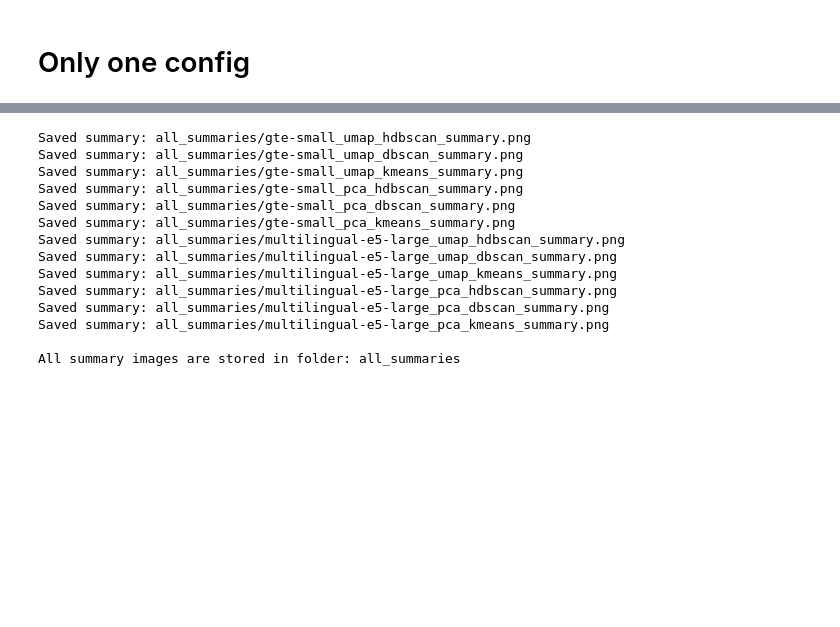
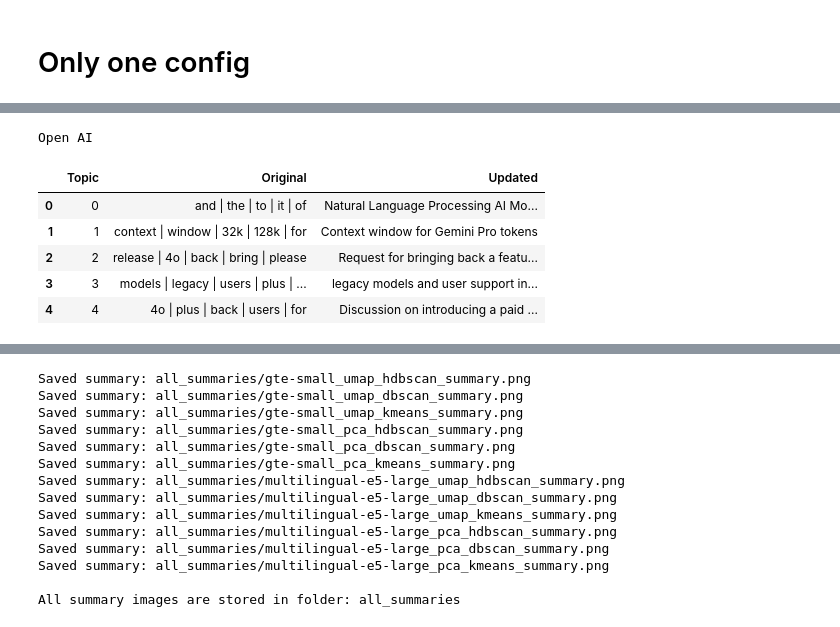
Before and after one commit to amankiitg/LLM_Prod, a Jupyter notebook: Reditt_Text_Clustering_and_Topic_Modeling.ipynb, the cells around one changed output, grey strips where cells are left out. Saved outputs shown, nothing was run; the diff lists cells and outputs as text; code cells hidden in the pictures; blank space fills up the shorter version.

```diff
--- a/Reditt_Text_Clustering_and_Topic_Modeling.ipynb
+++ b/Reditt_Text_Clustering_and_Topic_Modeling.ipynb
@@ -788,0 +843,28 @@ for emb_name, emb_model_name in embedding_models.items():
+# %%
+prompt = """
+I have a topic that contains the following comments from reditt thread:
+[COMMENTS]
+
+The topic is described by the following keywords: [KEYWORDS]
+
+Based on the information above, extract a short topic label in the following format:
+topic: <short topic label>
+"""
+
+# Update our topic representations using GPT-3.5
+client = openai.OpenAI(api_key=userdata.get('openaikey'))
+representation_model = OpenAI(
+    client, model="gpt-3.5-turbo", exponential_backoff=True, chat=True, prompt=prompt
+)
+topic_model.update_topics(abstracts, representation_model=representation_model)
+
+print('\nOpen AI')
+display(topic_differences(topic_model, original_topics))
+# %% [output]
+Open AI
+|  | Topic | Original | Updated |
+| 0 | 0 | and | the | to | it | of | Natural Language Processing AI Mo... |
+| 1 | 1 | context | window | 32k | 128k | for | Context window for Gemini Pro tokens |
+| 2 | 2 | release | 4o | back | bring | please | Request for bringing back a featu... |
+| 3 | 3 | models | legacy | users | plus | ... | legacy models and user support in... |
+| 4 | 4 | 4o | plus | back | users | for | Discussion on introducing a paid ... |
```
Also changed, not shown: parts of 2 cells of this notebook.
